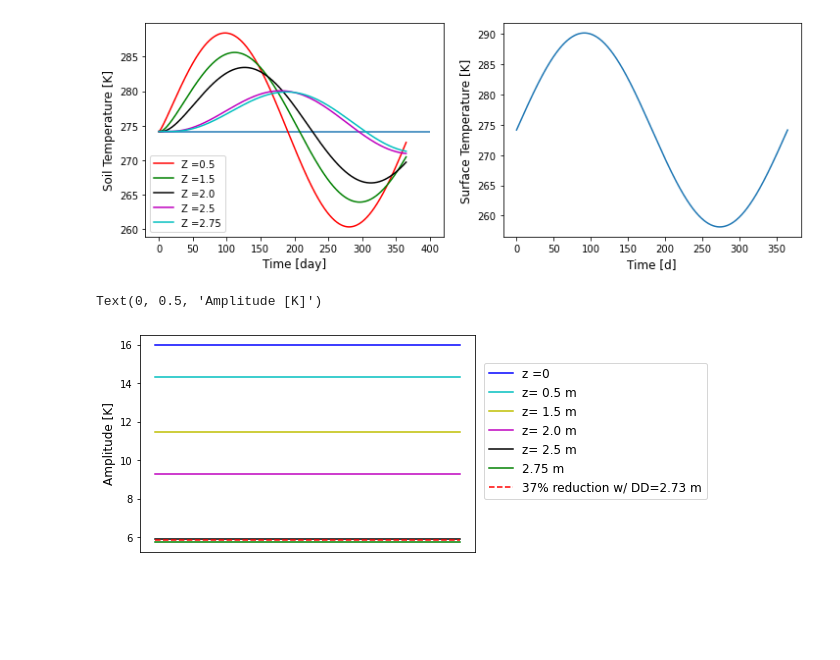
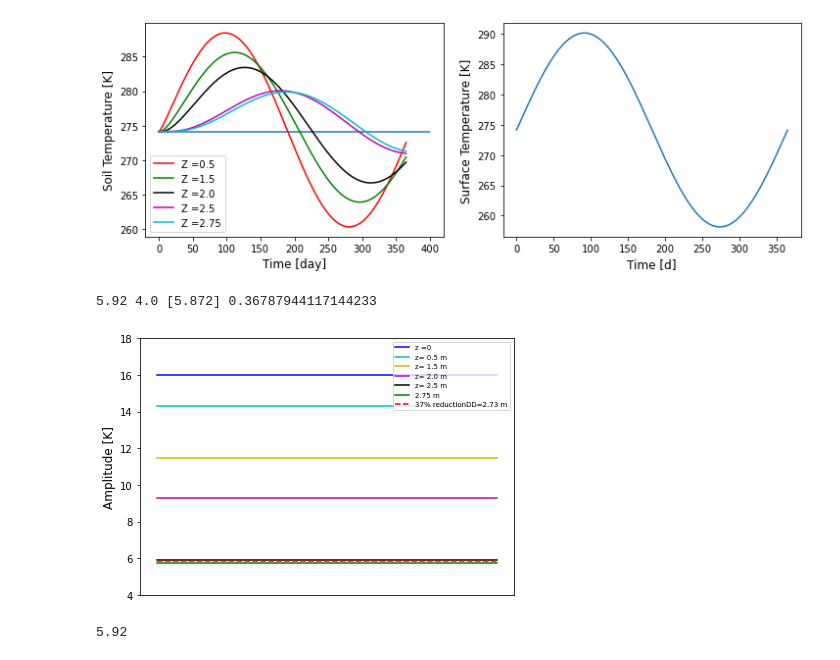
Before and after one commit to NOAA-OWP/SoilFreezeThaw, a Jupyter notebook: py_cfe/standalonemodels/freezethaw/FrozenSoilModule-DampingDepthExample.ipynb, the cells around one changed output. Cells and saved outputs as stored; diff of their text form; code cells hidden in the pictures; blank space fills up the shorter version.

```diff
--- a/py_cfe/standalonemodels/freezethaw/FrozenSoilModule-DampingDepthExample.ipynb
+++ b/py_cfe/standalonemodels/freezethaw/FrozenSoilModule-DampingDepthExample.ipynb
@@ -149,34 +149,42 @@ Text(0, 0.5, 'Surface Temperature [K]')
 # %%
 # find amplitude
 
 DampingDepth = []
 B1 = []
 A1 = []
 A2 = []
 A3 = []
 A4 = []
 A5 = []
-
+plt.tight_layout()
 B1.append(A0)
-DampingDepth.append(np.exp(-1)*A0)
+DampingDepth.append(0.367*A0)
 A1.append(np.max(T1) - 274.15)
 A2.append(np.max(T2) - 274.15)
 A3.append(np.max(T3) - 274.15)
 A4.append(np.max(T4) - 274.15)
 A5.append(np.max(T5) - 274.15)
 
 plt.plot(np.ones(4)*B1,'b', label='z =0')
 plt.plot(np.ones(4)*A1,'c',label='z= %s m'%Z[3])
 plt.plot(np.ones(4)*A2,'y',label='z= %s m'%Z[11])
 plt.plot(np.ones(4)*A3,'m',label='z= %s m'%Z[15])
 plt.plot(np.ones(4)*A4,'k',label='z= %s m'%Z[19])
 plt.plot(np.ones(4)*A5,'g',label='%s m'%Z[21])
-plt.plot(np.ones(4)*DampingDepth,'r',linestyle='dashed',label='37% reduction'  +(" w/ DD=%s m")%np.round(d,2))
+plt.plot(np.ones(4)*DampingDepth,'r',linestyle='dashed',label='37% reduction'  +( "DD=%s m")%np.round(d,2))
 
-plt.legend(loc='best',fontsize=12, bbox_to_anchor=(1.01, 0.4, 0.5, 0.5))
-#print (B1[0]*0.37,B1[0]*0.25,DampingDepth,np.exp(-1))
+plt.legend(loc='best',fontsize=7)#, bbox_to_anchor=(1.15, 0.4, 0.5, 0.5))
+print (B1[0]*0.37,B1[0]*0.25,DampingDepth,np.exp(-1))
 plt.xticks([])
 plt.ylabel("Amplitude [K]",fontsize=12)
+plt.ylim(4,18)
+plt.tight_layout()
+out_path = '/Users/ahmadjan/Core/SimulationsData/postprocessing/frozensoil/'
+plt.savefig(out_path + '/damping_depth_test.png',dpi=200)
 # %% [output]
-Text(0, 0.5, 'Amplitude [K]')
+5.92 4.0 [5.872] 0.36787944117144233
-[figure, old version]
+[figure, new version]
+# %%
+16*0.37
+# %% [output]
+5.92
```
